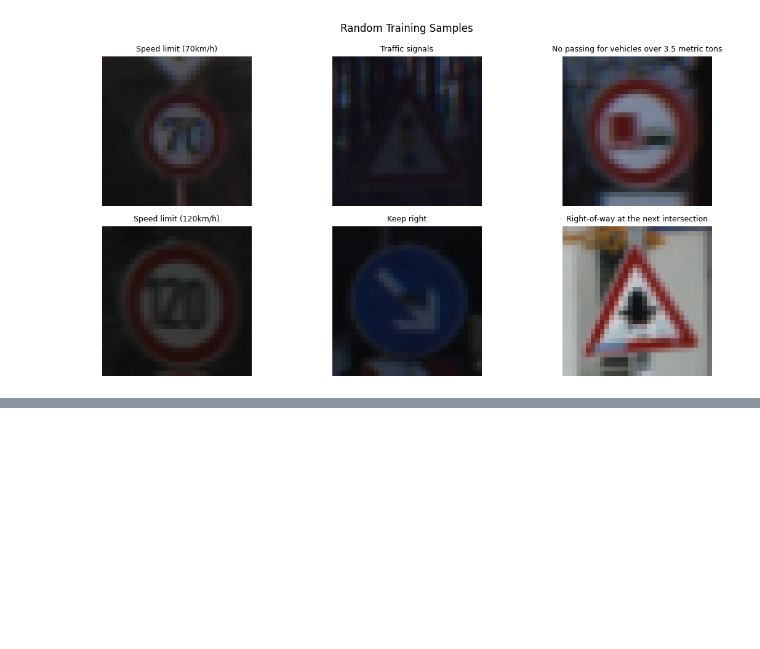
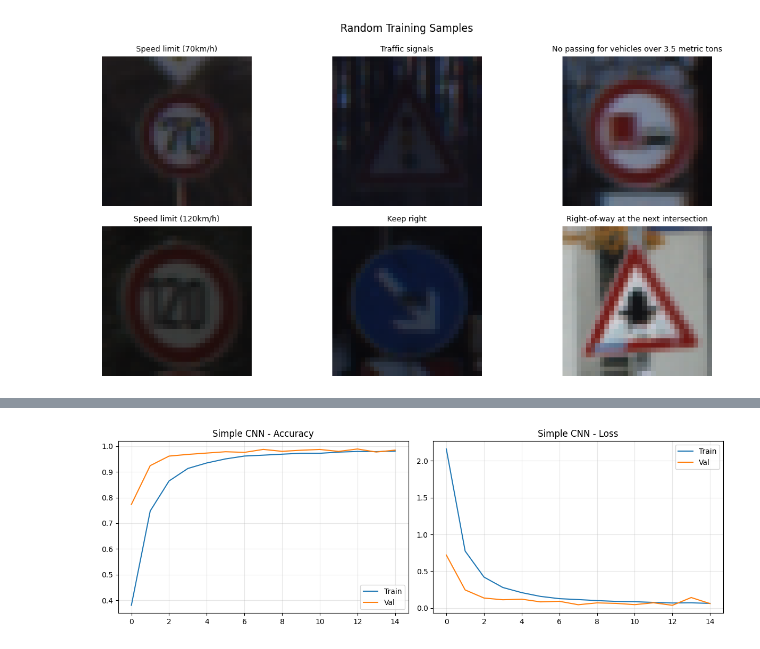
Before and after one commit to badhan7700/Traffic-Sign-Recognition-Web-App, a Jupyter notebook: TrafficSignRecognition.ipynb, the cells around one changed output, grey strips where cells are left out. Saved outputs shown, nothing was run; the diff lists cells and outputs as text; code cells hidden in the pictures; blank space fills up the shorter version.

```diff
--- a/TrafficSignRecognition.ipynb
+++ b/TrafficSignRecognition.ipynb
@@ -102,0 +179,19 @@ plt.show()
+# %%
+# Train Simple CNN
+cnn_ckpt = '/content/drive/MyDrive/TrafficSignProject/simple_cnn_best.h5'
+
+cnn_callbacks = [
+    EarlyStopping(monitor='val_accuracy', patience=5, restore_best_weights=True),
+    ModelCheckpoint(cnn_ckpt, monitor='val_accuracy', save_best_only=True)
+]
+
+history_cnn = simple_cnn.fit(
+    train_gen,
+    epochs=15,
+    validation_data=valid_gen,
+    callbacks=cnn_callbacks
+)
+
+# Evaluate
+cnn_loss, cnn_acc = simple_cnn.evaluate(X_test, y_test_oh, verbose=0)
+print(f'\nSimple CNN Test Accuracy: {cnn_acc*100:.2f}%')
@@ -102,0 +230,18 @@ plt.show()
+# %%
+# Plot CNN Training
+fig, ax = plt.subplots(1, 2, figsize=(12, 4))
+ax[0].plot(history_cnn.history['accuracy'], label='Train')
+ax[0].plot(history_cnn.history['val_accuracy'], label='Val')
+ax[0].set_title('Simple CNN - Accuracy')
+ax[0].legend()
+ax[0].grid(alpha=0.3)
+
+ax[1].plot(history_cnn.history['loss'], label='Train')
+ax[1].plot(history_cnn.history['val_loss'], label='Val')
+ax[1].set_title('Simple CNN - Loss')
+ax[1].legend()
+ax[1].grid(alpha=0.3)
+plt.tight_layout()
+plt.show()
+# %% [output]
+[figure, added]
```
Also changed, not shown: parts of 6 cells of this notebook.
